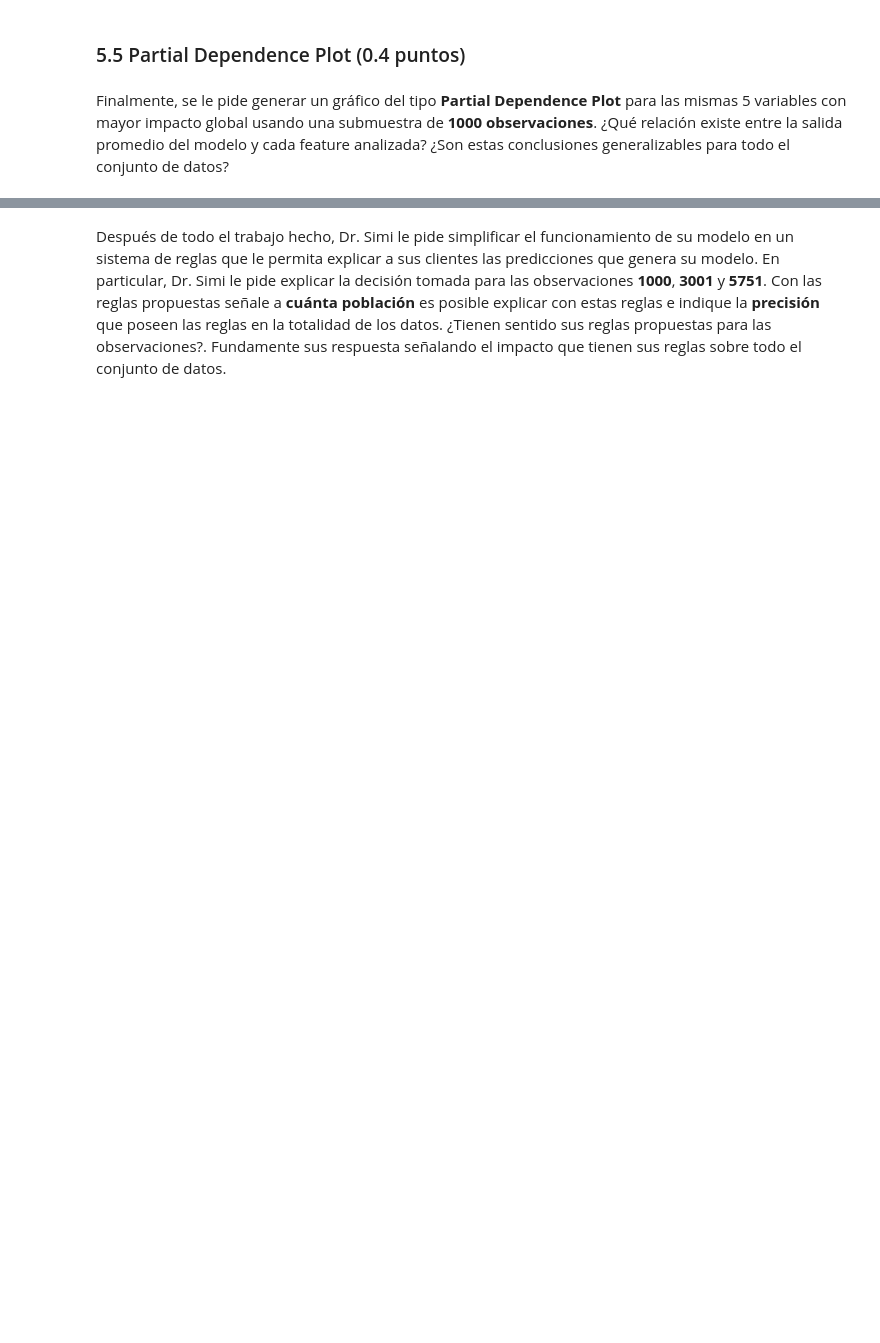
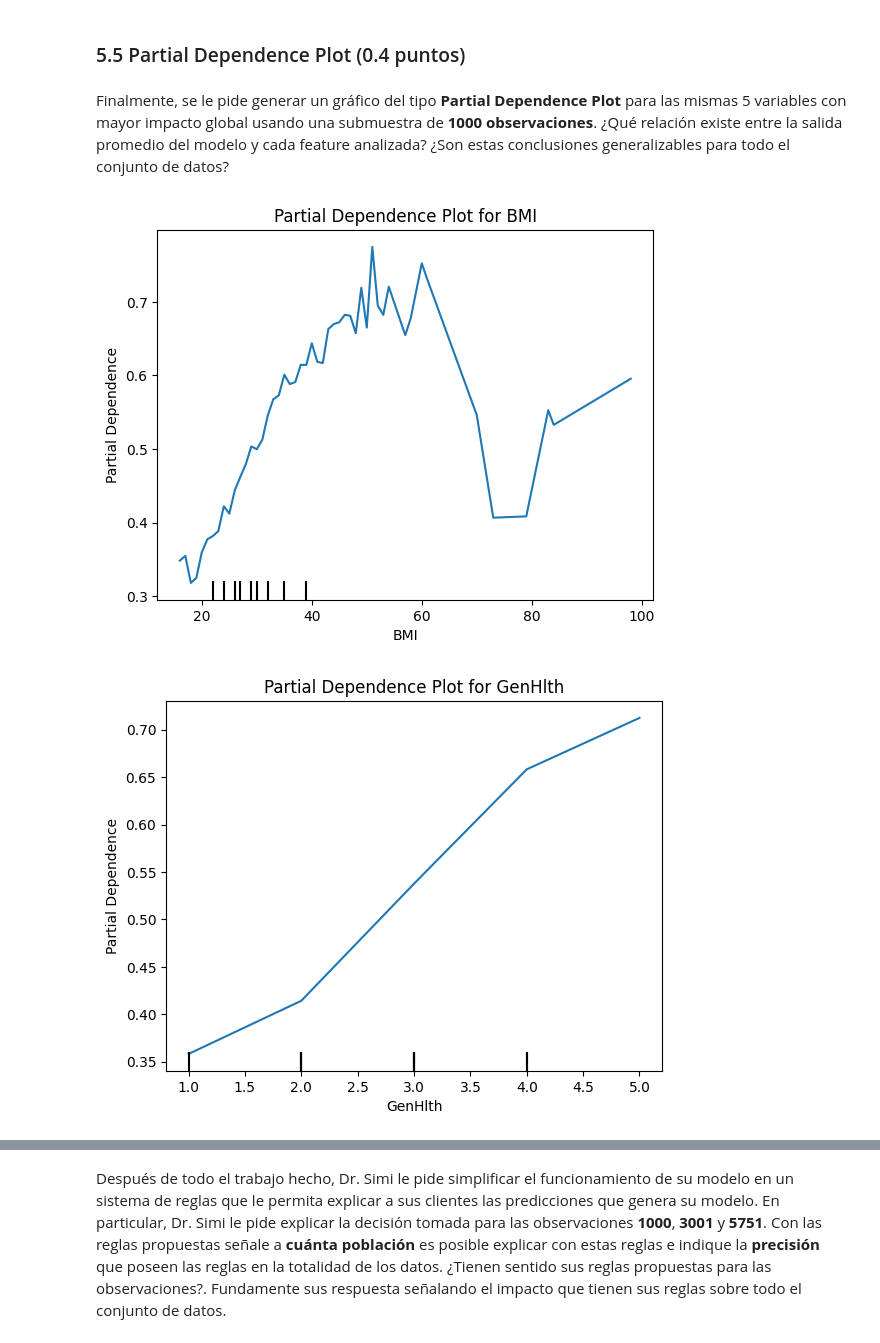
Before and after one commit to eduardomoyab/MDS7202_1, a Jupyter notebook: lab10/Laboratorio10_Enunciado.ipynb, the cells around one changed output, grey strips where cells are left out. Saved outputs shown, nothing was run; the diff lists cells and outputs as text; code cells hidden in the pictures; blank space fills up the shorter version.

```diff
--- a/lab10/Laboratorio10_Enunciado.ipynb
+++ b/lab10/Laboratorio10_Enunciado.ipynb
@@ -344,0 +390,20 @@ Finalmente, se le pide generar un gráfico del tipo **Partial Dependence Plot**
+# %%
+from sklearn.inspection import PartialDependenceDisplay
+
+# Seleccionar las 5 características con mayor impacto global
+top_features = summary_vals.argsort()[::-1][:5]
+
+# Crear un subconjunto de 1000 observaciones del conjunto de datos
+X_subsample = X_test.sample(n=1000, random_state=42)
+
+# Generar los gráficos PDP para las 5 variables seleccionadas
+for feature in top_features:
+    pd_plot = PartialDependenceDisplay.from_estimator(pipeline, X_subsample, [feature])
+    pd_plot.plot(ax=plt.gca())
+    plt.xlabel(X_test.columns[feature])
+    plt.ylabel('Partial Dependence')
+    plt.title(f'Partial Dependence Plot for {X_test.columns[feature]}')
+    plt.show()
+# %% [output]
+[figure, added]
+[figure, added]
```
Also changed, not shown: parts of 11 cells of this notebook.
